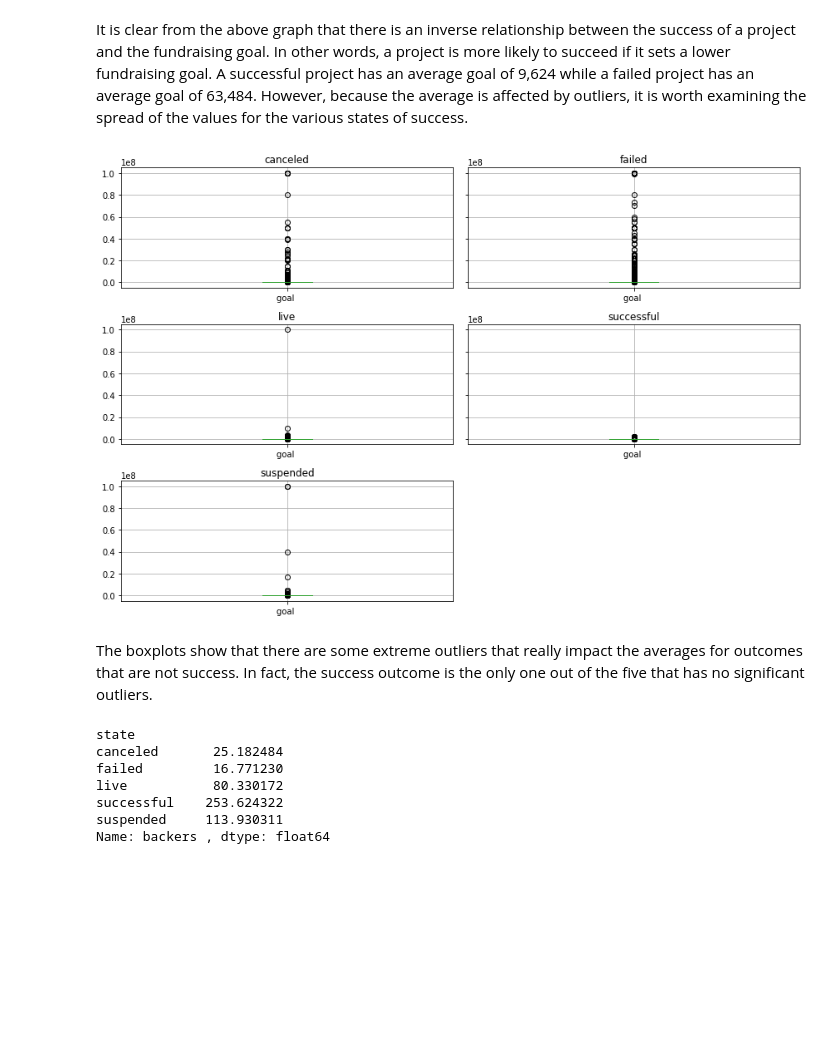
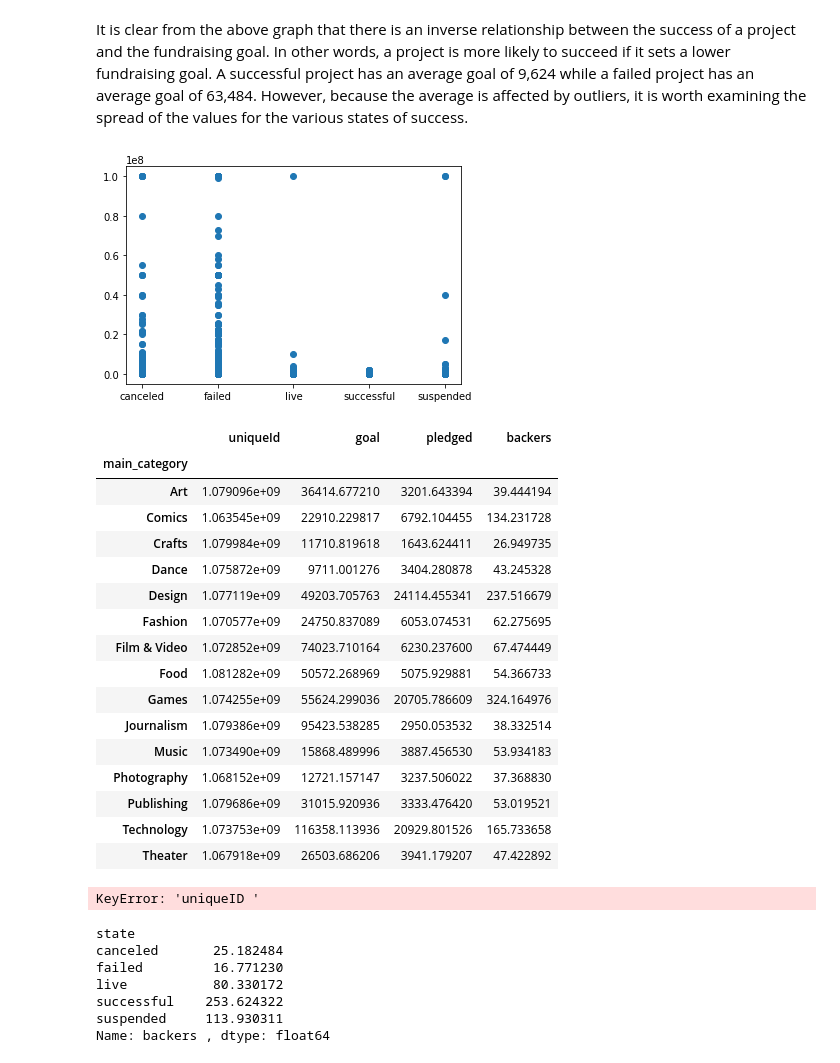
Before and after one commit to BryanCikatz/msds7331_project1, a Jupyter notebook: visualizations_bryan.ipynb, the cells around one changed output. Drawn from its saved outputs; the diff is of its cells as text; code cells hidden in the pictures; blank space fills up the shorter version.

```diff
--- a/visualizations_bryan.ipynb
+++ b/visualizations_bryan.ipynb
@@ -196,10 +196,8 @@ Name: goal , dtype: float64
 [figure]
 # %% [markdown]
 It is clear from the above graph that there is an inverse relationship between the success of a project and the fundraising goal. In other words, a project is more likely to succeed if it sets a lower fundraising goal. A successful project has an average goal of 9,624 while a failed project has an average goal of 63,484. However, because the average is affected by outliers, it is worth examining the spread of the values for the various states of success.
-# %%
-df.groupby(['state ']).boxplot(column=['goal '], figsize=(12,8))
-plt.tight_layout()
-# %% [output]
-[figure, removed]
-# %% [markdown]
-The boxplots show that there are some extreme outliers that really impact the averages for outcomes that are not success. In fact, the success outcome is the only one out of the five that has no significant outliers.
+# %%
+plt.scatter(df['state '], df['goal '])
+plt.show()
+# %% [output]
+[figure, added]
@@ -206 +206,28 @@ The boxplots show that there are some extreme outliers that really impact the av
+# %%
+#success and category
+df.groupby(['main_category ']).mean()
+# %% [output]
+|  | uniqueId | goal | pledged | backers |
+| main_category |  |  |  |  |
+| Art | 1.079096e+09 | 36414.677210 | 3201.643394 | 39.444194 |
+| Comics | 1.063545e+09 | 22910.229817 | 6792.104455 | 134.231728 |
+| Crafts | 1.079984e+09 | 11710.819618 | 1643.624411 | 26.949735 |
+| Dance | 1.075872e+09 | 9711.001276 | 3404.280878 | 43.245328 |
+| Design | 1.077119e+09 | 49203.705763 | 24114.455341 | 237.516679 |
+| Fashion | 1.070577e+09 | 24750.837089 | 6053.074531 | 62.275695 |
+| Film & Video | 1.072852e+09 | 74023.710164 | 6230.237600 | 67.474449 |
+| Food | 1.081282e+09 | 50572.268969 | 5075.929881 | 54.366733 |
+| Games | 1.074255e+09 | 55624.299036 | 20705.786609 | 324.164976 |
+| Journalism | 1.079386e+09 | 95423.538285 | 2950.053532 | 38.332514 |
+| Music | 1.073490e+09 | 15868.489996 | 3887.456530 | 53.934183 |
+| Photography | 1.068152e+09 | 12721.157147 | 3237.506022 | 37.368830 |
+| Publishing | 1.079686e+09 | 31015.920936 | 3333.476420 | 53.019521 |
+| Technology | 1.073753e+09 | 116358.113936 | 20929.801526 | 165.733658 |
+| Theater | 1.067918e+09 | 26503.686206 | 3941.179207 | 47.422892 |
+# %%
+category_mean = df.groupby(['main_category ']).mean()
+del category_mean['uniqueID ']
+print(category_mean)
+# %% [output]
+KeyError: 'uniqueID '
 # %%
```
Also changed, not shown: parts of 9 cells of this notebook.
